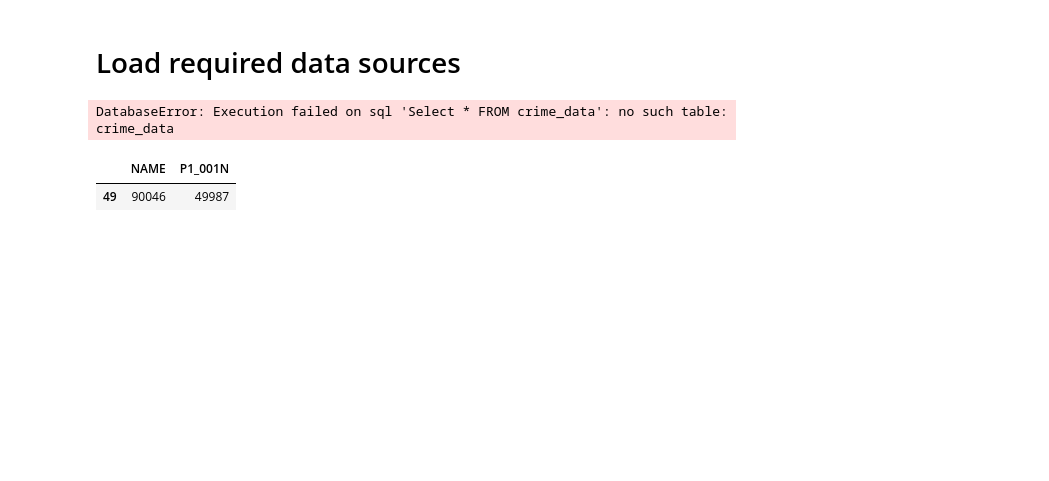
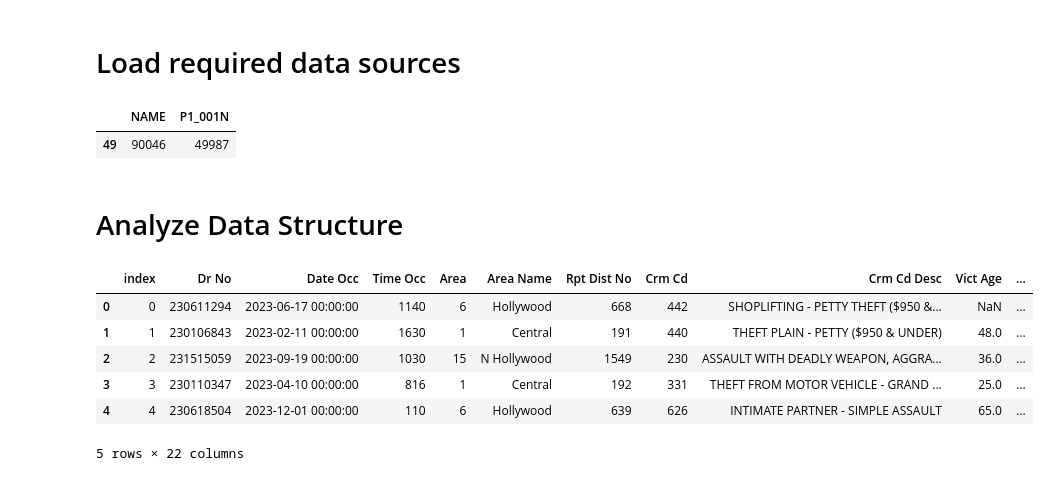
Before and after one commit to Hypnos8/made-project, a Jupyter notebook: project/DataAnalysis.ipynb, the cells around one changed output. Drawn from its saved outputs; the diff is of its cells as text; code cells hidden in the pictures; blank space fills up the shorter version.

```diff
--- a/project/DataAnalysis.ipynb
+++ b/project/DataAnalysis.ipynb
@@ -7,15 +7,13 @@ from pyogrio import geopandas
 # %% [markdown]
 # Load required data sources
 # %%
-cnx = sqlite3.connect('data/cleaned_db.sqlite')
+cnx = sqlite3.connect('../local/cleaned_db.sqlite')
 
 crime_data = pd.read_sql_query("Select * FROM crime_data", cnx)
 la_data = pd.read_sql_query("Select * FROM la311_data", cnx)
 
 # ZIP Data
-zip_data = geopandas.read_file('data/zip_codes.shp')
+zip_data = geopandas.read_file('downloaded_data/CAMS_ZIPCODE_PARCEL_SPECIFIC.shp')
-# %% [output]
-DatabaseError: Execution failed on sql 'Select * FROM crime_data': no such table: crime_data
 # %%
 population_data = pd.read_csv("C:\\Users\\Eric\\Projects\\MADE\\made-project\\local\\population_by_zip_code.csv")
 
@@ -26,3 +24,15 @@ population_data[population_data['NAME'] == '90046'].head()
 # %% [output]
 |  | NAME | P1_001N |
 | 49 | 90046 | 49987 |
+# %% [markdown]
+# Analyze Data Structure
+# %%
+crime_data.head()
+# %% [output]
+|  | index | Dr No | Date Occ | Time Occ | Area | Area Name | Rpt Dist No | Crm Cd | Crm Cd Desc | Vict Age | ... |
+| 0 | 0 | 230611294 | 2023-06-17 00:00:00 | 1140 | 6 | Hollywood | 668 | 442 | SHOPLIFTING - PETTY THEFT ($950 &... | NaN | ... |
+| 1 | 1 | 230106843 | 2023-02-11 00:00:00 | 1630 | 1 | Central | 191 | 440 | THEFT PLAIN - PETTY ($950 & UNDER) | 48.0 | ... |
+| 2 | 2 | 231515059 | 2023-09-19 00:00:00 | 1030 | 15 | N Hollywood | 1549 | 230 | ASSAULT WITH DEADLY WEAPON, AGGRA... | 36.0 | ... |
+| 3 | 3 | 230110347 | 2023-04-10 00:00:00 | 816 | 1 | Central | 192 | 331 | THEFT FROM MOTOR VEHICLE - GRAND ... | 25.0 | ... |
+| 4 | 4 | 230618504 | 2023-12-01 00:00:00 | 110 | 6 | Hollywood | 639 | 626 | INTIMATE PARTNER - SIMPLE ASSAULT | 65.0 | ... |
+5 rows × 22 columns
```
Also changed, not shown: parts of 6 cells of this notebook, 3 other files.
